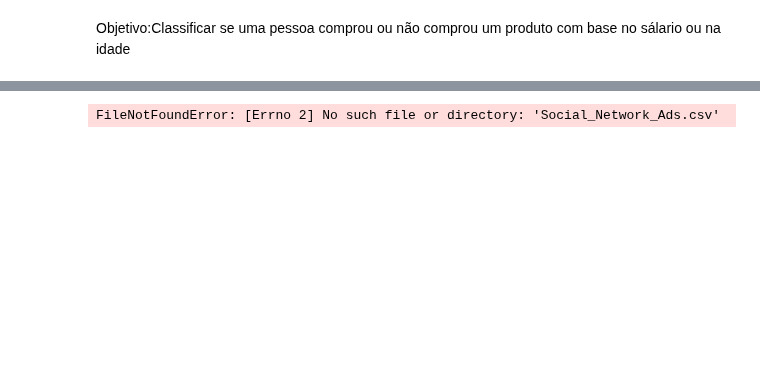
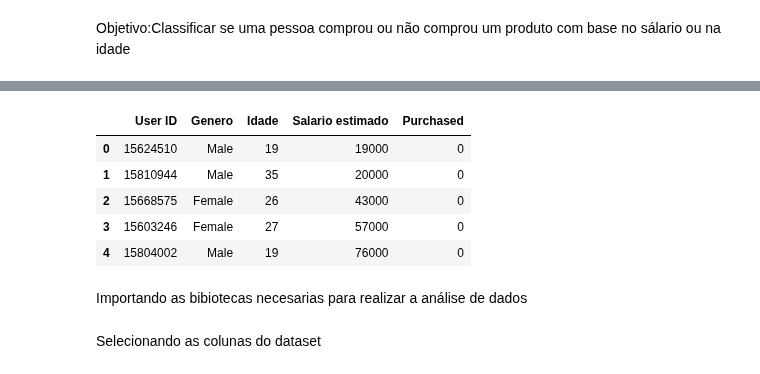
Before and after one commit to RSVictor/Codigos_IABD2024, a Jupyter notebook: Aula 07/exemploCodigo.ipynb, the cells around one changed output, grey strips where cells are left out. Saved outputs shown, nothing was run; the diff lists cells and outputs as text; code cells hidden in the pictures; blank space fills up the shorter version.

```diff
--- a/Aula 07/exemploCodigo.ipynb
+++ b/Aula 07/exemploCodigo.ipynb
@@ -4,6 +6,4 @@ Objetivo:Classificar se uma pessoa comprou ou não comprou um produto com base n
 #importa biblioteca pandas
 import pandas as pd
 # %%
-df = pd.read_csv('Social_Network_Ads.csv',sep =',')
+df = pd.read_csv('C:/Users/Victor/Desktop/Codigos_IABD2024/Aula 07/Base_Dados/Social_Network_Ads.csv',sep =',') #Importa a base de dados
-# %% [output]
-FileNotFoundError: [Errno 2] No such file or directory: 'Social_Network_Ads.csv'
@@ -10,5 +12,18 @@ FileNotFoundError: [Errno 2] No such file or directory: 'Social_Network_Ads.csv'
 # %%
 colunas = {'User ID:': 'Usuario',
-           'Gender': Genero
-
-}
+           'Gender': 'Genero',
+           'Age': 'Idade', 'EstimatedSalary': 'Salario estimado',
+           'Puchased': 'Comprou'}
+# %%
+df.rename(columns=colunas,inplace=True) # Renomeia as colunas
+# %%
+df.head()
+# %% [output]
+|  | User ID | Genero | Idade | Salario estimado | Purchased |
+| 0 | 15624510 | Male | 19 | 19000 | 0 |
+| 1 | 15810944 | Male | 35 | 20000 | 0 |
+| 2 | 15668575 | Female | 26 | 43000 | 0 |
+| 3 | 15603246 | Female | 27 | 57000 | 0 |
+| 4 | 15804002 | Male | 19 | 76000 | 0 |
+# %% [markdown]
+Importando as bibiotecas necesarias para realizar a análise de dados
@@ -14,0 +37,2 @@ colunas = {'User ID:': 'Usuario',
+# %% [markdown]
+Selecionando as colunas do dataset
```
Also changed, not shown: parts of 30 cells of this notebook, 5 other files.
